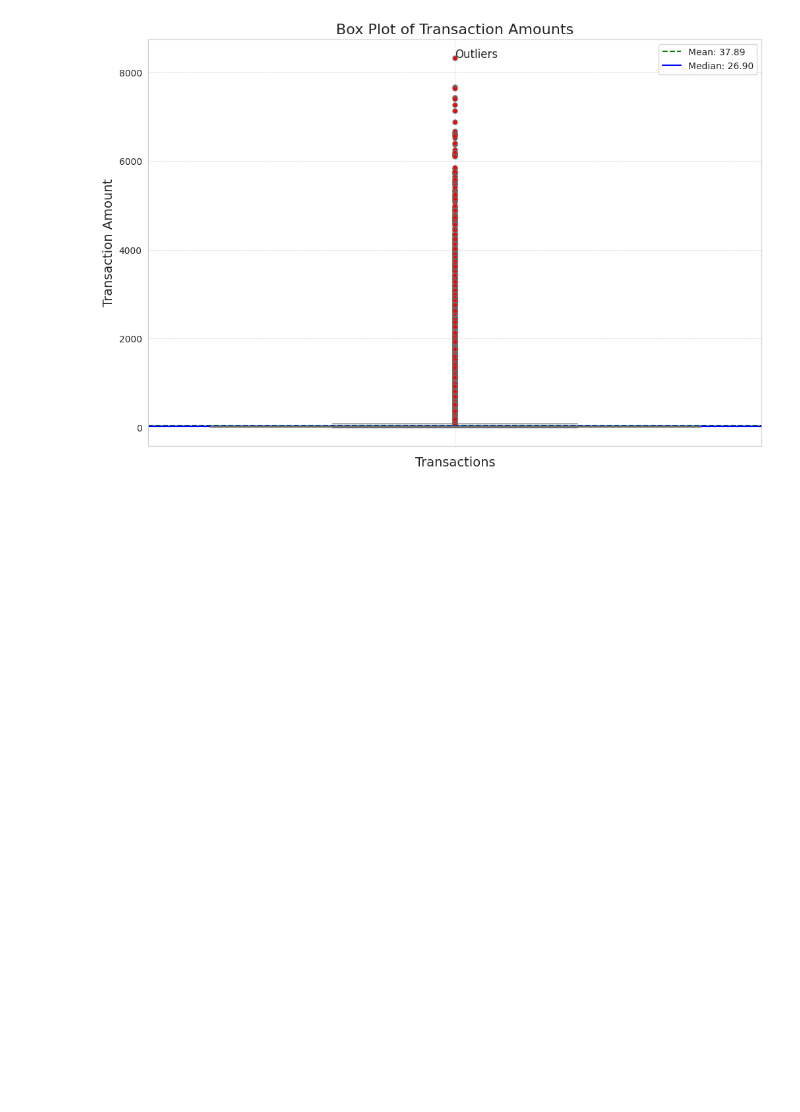
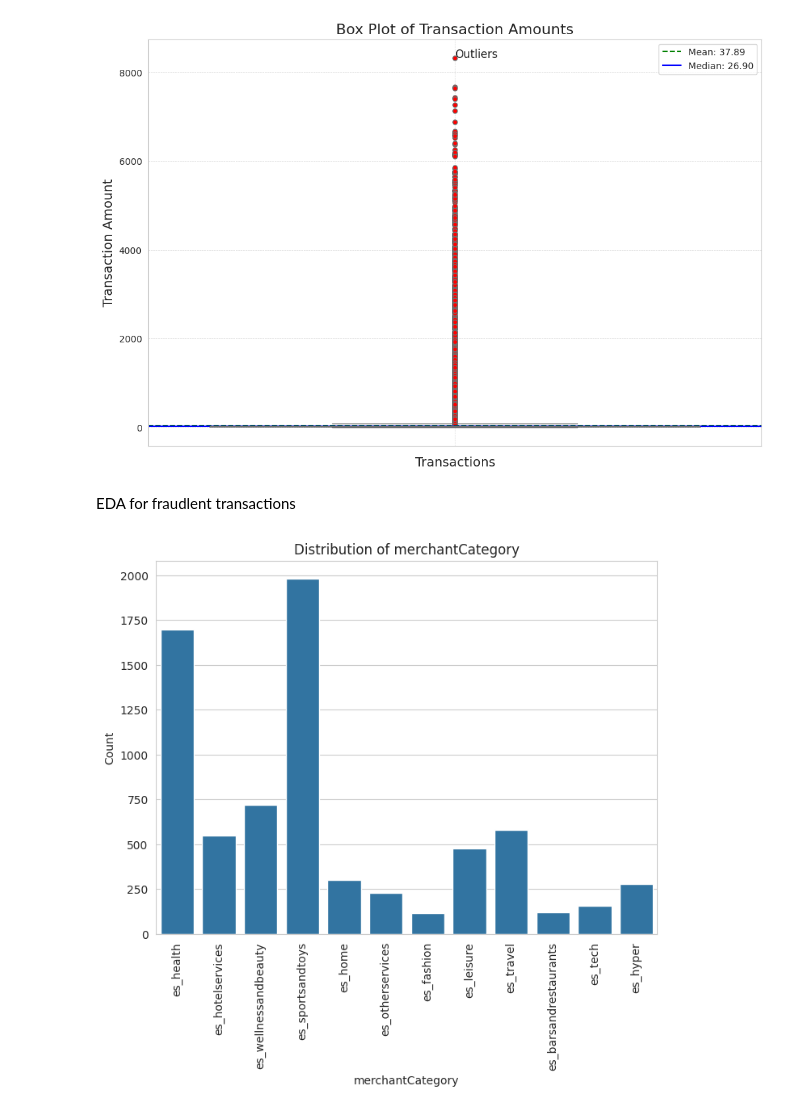
Before and after one commit to 21062872/fraud-detection-rag, a Jupyter notebook: code_files/main.ipynb, the cells around one changed output. Drawn from its saved outputs; the diff is of its cells as text; code cells hidden in the pictures; blank space fills up the shorter version.

```diff
--- a/code_files/main.ipynb
+++ b/code_files/main.ipynb
@@ -318,3 +366,14 @@ eda.plot_amount_distribution(df_processed)
 eda.plot_amount_boxplot(df_processed)
 # %% [output]
 [figure]
+# %% [markdown]
+EDA for fraudlent transactions
+# %%
+df_fraud_trx = df_processed[df_processed['isFraud'] == 1]
+# %%
+edaFraud = EDA(df_fraud_trx)
+# %%
+#Plot categorical distribution for merchantCategory column
+edaFraud.plot_categorical_distribution(df_fraud_trx, 'merchantCategory')
+# %% [output]
+[figure, added]
```
Also changed, not shown: parts of 14 cells of this notebook.
